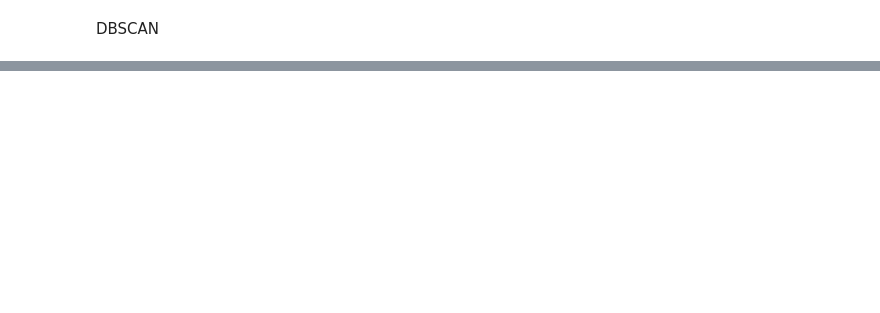
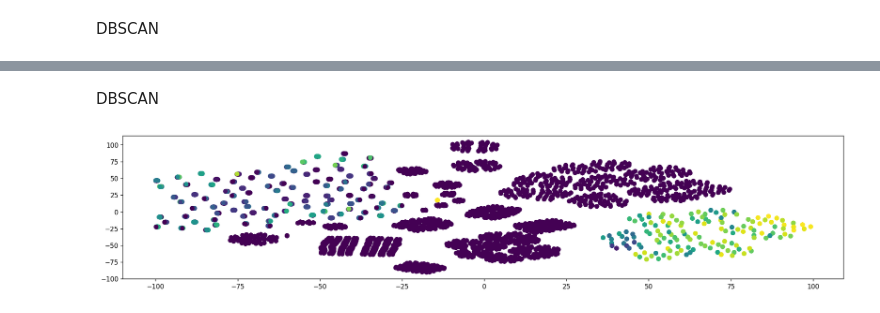
Before and after one commit to Sikriolc/DSCoder, a Jupyter notebook: Desafio_FeatureSelection_Lautaro_Campos.ipynb, the cells around one changed output, grey strips where cells are left out. Saved outputs shown, nothing was run; the diff lists cells and outputs as text; code cells hidden in the pictures; blank space fills up the shorter version.

```diff
--- a/Desafio_FeatureSelection_Lautaro_Campos.ipynb
+++ b/Desafio_FeatureSelection_Lautaro_Campos.ipynb
@@ -265,0 +309,11 @@ plt.show()
+# %% [markdown]
+DBSCAN
+# %%
+dbscan = DBSCAN(eps=0.3) #Genero el algoritmo
+y_dbscan_tsne = dbscan.fit_predict(X_tsne) #Aplico el algoritmo para las componentes creadas por T-SNE
+
+fig, ax = plt.subplots(figsize=(20, 4), dpi=120)
+ax.scatter(X_tsne[:, 0], X_tsne[:, 1], c=y_dbscan_tsne)
+plt.show()
+# %% [output]
+[figure, added]
```
Also changed, not shown: parts of 22 cells of this notebook.
